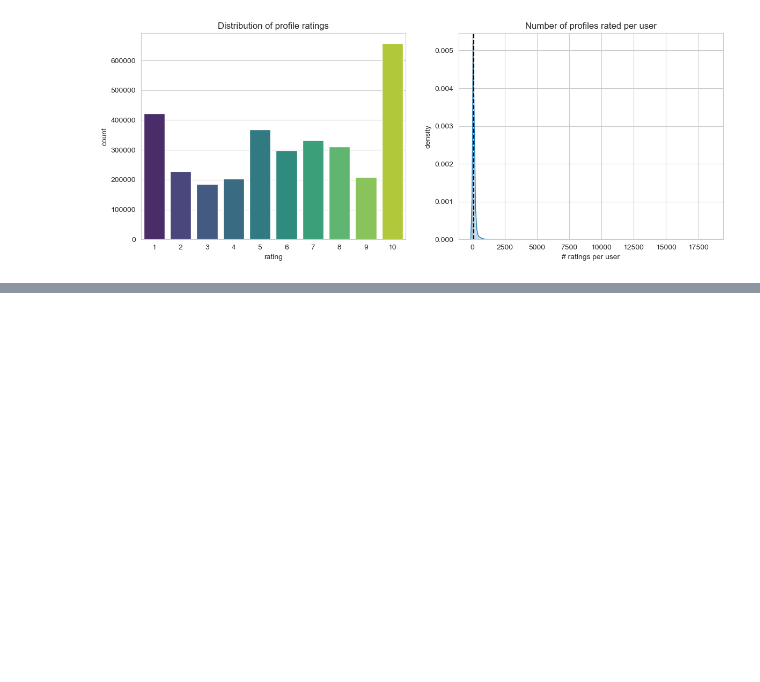
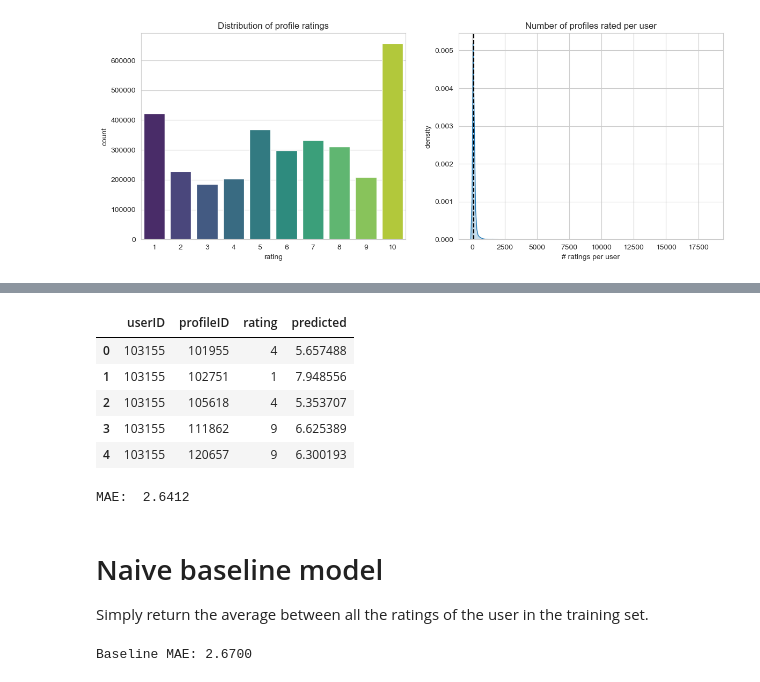
Before and after one commit to USI-Projects-Collection/DA-Dating-Profile, a Jupyter notebook: source/03_model1.ipynb, the cells around one changed output, grey strips where cells are left out. Saved outputs shown, nothing was run; the diff lists cells and outputs as text; code cells hidden in the pictures; blank space fills up the shorter version.

Commit message:
trying to improve model

```diff
--- a/source/03_model1.ipynb
+++ b/source/03_model1.ipynb
@@ -172,0 +116,29 @@ Similar profiles to 1: [np.int64(112948), np.int64(79890), np.int64(44590), np.i
+# %%
+ratings_test = pd.read_csv('../data/ratings-Test.dat', delimiter=',')
+ratings_test['predicted'] = ratings_test.apply(lambda x: predict_rating(x['userID'], x['profileID']), axis=1)
+ratings_test.head(10)
+# %% [output]
+|  | userID | profileID | rating | predicted |
+| 0 | 103155 | 101955 | 4 | 5.657488 |
+| 1 | 103155 | 102751 | 1 | 7.948556 |
+| 2 | 103155 | 105618 | 4 | 5.353707 |
+| 3 | 103155 | 111862 | 9 | 6.625389 |
+| 4 | 103155 | 120657 | 9 | 6.300193 |
+# %%
+import numpy as np
+from sklearn.metrics import mean_squared_error, mean_absolute_error
+
+# MAE
+mae = mean_absolute_error(ratings_test['rating'], ratings_test['predicted'])
+print(f"MAE:  {mae:.4f}")
+# %% [output]
+MAE:  2.6412
+# %% [markdown]
+# Naive baseline model
+Simply return the average between all the ratings of the user in the training set.
+# %%
+mae_naive = mean_absolute_error(ratings['rating'], np.full(len(ratings), mu))
+rmse_naive = np.sqrt(mean_squared_error(ratings['rating'], np.full(len(ratings), mu)))
+print(f"Baseline MAE: {mae_naive:.4f}")
+# %% [output]
+Baseline MAE: 2.6700
```
Also changed, not shown: parts of 10 cells of this notebook.
